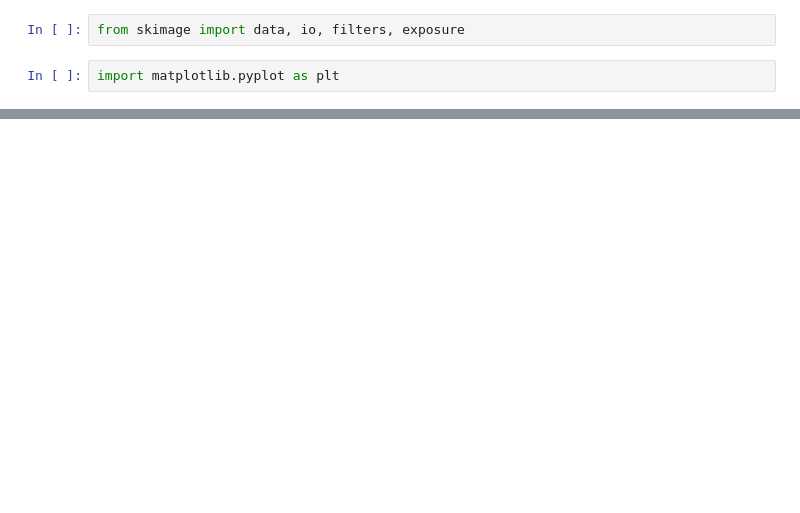
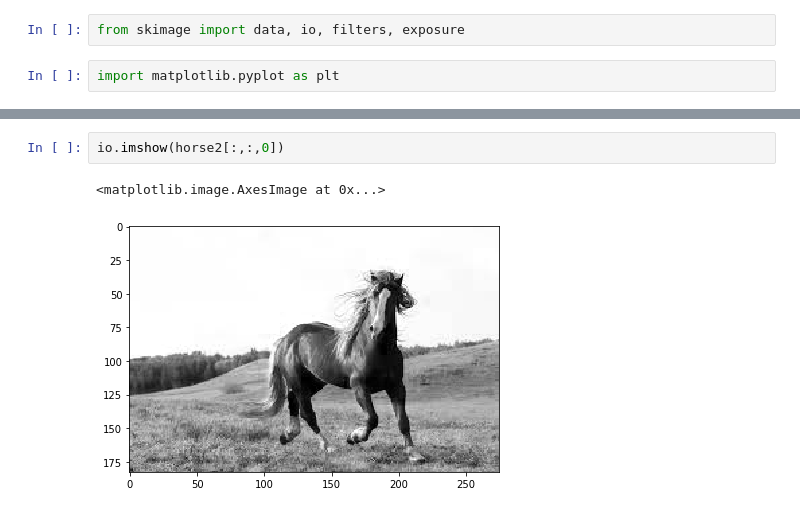
Before and after one commit to 161150744/PID_T1, a Jupyter notebook: methodTestWithHistogram.ipynb, the cells around one changed output, grey strips where cells are left out. Cells and saved outputs as stored; diff of their text form; blank space fills up the shorter version.

```diff
--- a/methodTestWithHistogram.ipynb
+++ b/methodTestWithHistogram.ipynb
@@ -6,0 +24,5 @@ import pandas as pd
+# %%
+io.imshow(horse2[:,:,0])
+# %% [output]
+<matplotlib.image.AxesImage at 0x...>
+[figure, added]
```
Also changed, not shown: parts of 13 cells of this notebook, 6 other files.
